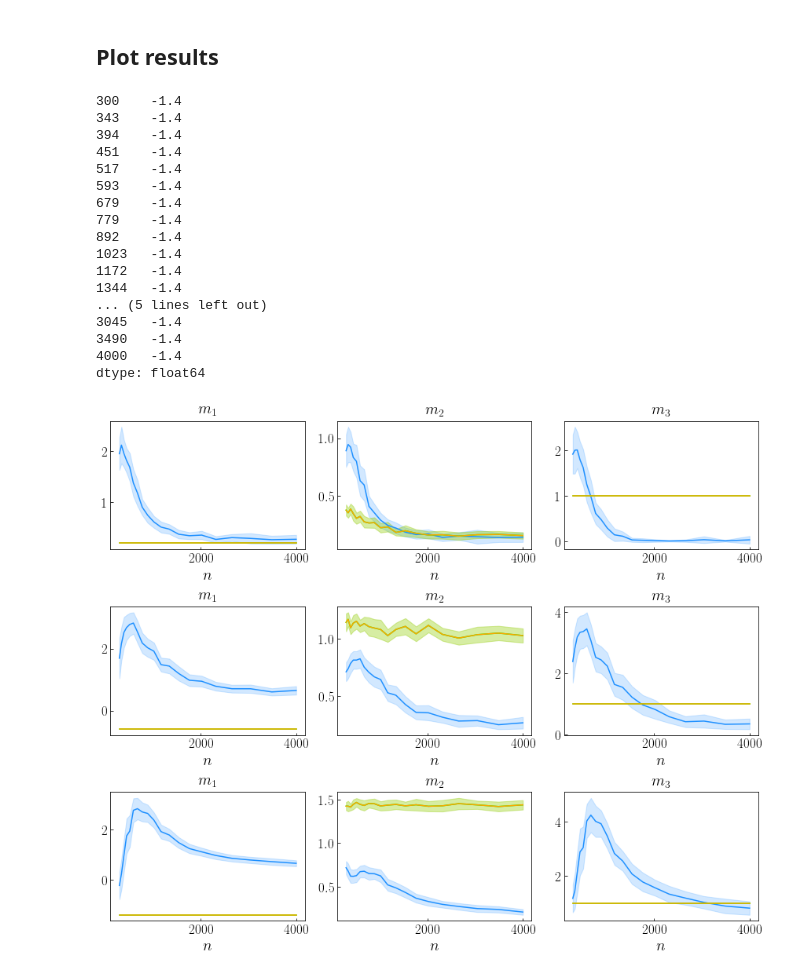
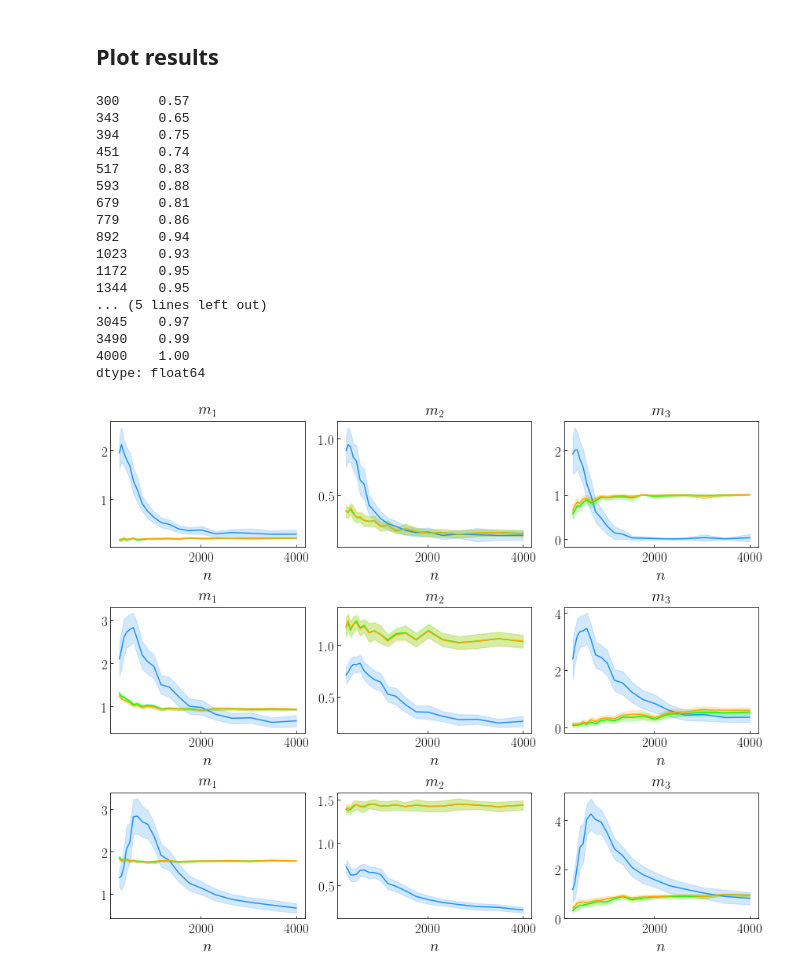
Before and after one commit to SimonBussy/binacox, a Jupyter notebook: simulations/results.ipynb, the cells around one changed output. Drawn from its saved outputs; the diff is of its cells as text; code cells hidden in the pictures.

```diff
--- a/simulations/results.ipynb
+++ b/simulations/results.ipynb
@@ -30,7 +30,13 @@ for n_cut_points in [1, 2, 3]:
             results = pd.DataFrame(columns=columns)
             start = True
         metric_data = [pd.DataFrame(), pd.DataFrame(), pd.DataFrame()]
+
+
+
         for n in n_samples_grid:
+
+
+
             rslt_n = rslt[rslt.n_samples == n]
             metric_n = {"1":[], "2":[], "3":[]}
             for simu_idx in rslt_n.index:
@@ -48,7 +54,17 @@ for n_cut_points in [1, 2, 3]:
                                 idx_nan += [i]
                     if method == "auto_cutoff_laus_schu":
                         idx_nan = np.where(np.array(p_values_corr) > alpha)[0]
-                    np.array(cut_points_estimates)[idx_nan] = np.nan
+
+                    #if method == "auto_cutoff_bonferroni" and n_cut_points == 1:
+                    #    print(idx_nan)
+                    #    print(cut_points_estimates)
+
+                    cut_points_estimates = np.array(cut_points_estimates)
+                    cut_points_estimates[idx_nan] = np.nan
+
+                    #if method == "auto_cutoff_bonferroni" and n_cut_points == 1:
+                    #    print(cut_points_estimates)
+
                     cut_points_estimates_ac = {}
                     for j in range(len(cut_points_estimates)):
                         est_j = [None, None]
@@ -58,6 +74,9 @@ for n_cut_points in [1, 2, 3]:
                     cut_points_estimates = cut_points_estimates_ac
                 hat_K_star, K_star = np.array([]), np.array([])
                 for j in range(len(cut_points_estimates)):
+
+
+
                     hat_K_star = np.append(hat_K_star, len(cut_points_estimates[str(j)]) - 2)
                     K_star_j = 0 if j in S else len(cut_points[str(j)]) - 2
                     K_star = np.append(K_star, K_star_j)
@@ -65,8 +84,16 @@ for n_cut_points in [1, 2, 3]:
                 metric_n["2"] += [get_m_2(cut_points_estimates, cut_points, S)]
                 metric_n["3"] += [get_m_1(hat_K_star[S], K_star[S], len(S))]
 
-                #if method == "auto_cutoff_bonferroni" and n_cut_points == 1:
-                #    print(get_m_1(hat_K_star[S], K_star[S], len(S)))
+                if method == "auto_cutoff_bonferroni" and n_cut_points == 1 and False:
+                    print("idx_nan: %s" % idx_nan)
+                    print("cut_points_estimates: %s" % cut_points_estimates)
+                    print("hat_K_star: %s" % hat_K_star)
+                    print("S: %s" % S)
+                    print("hat_K_star[S]: %s" % hat_K_star[S])
+                    print("K_star: %s" % K_star)
+                    print("K_star[S]: %s" % K_star[S])
+                    print("get_m_1(hat_K_star[S], K_star[S], len(S)): %s" % get_m_1(hat_K_star[S], K_star[S], len(S)))
+                    print("\n")
 
             for i in range(3):
                 metric_data[i][n] = metric_n[str(i + 1)]
@@ -92,56 +107,57 @@ test.p_values_min
 # %%
 fig = pl.figure(figsize=(12, 10))
 method_color = ["dodgerblue", "lime", "orange"]
+
 for idx_method, method in enumerate(methods):
     k = 1
     for n_cut_points in [1, 2, 3]:
         for metric in metrics:
             ax = fig.add_subplot(3, 3, k)
             k += 1
             data = results[(results.method == method) &
                            (results.n_cut_points == n_cut_points) &
                            (results.metric == metric)]
             data.drop(["method", "n_cut_points", "metric"], axis=1, inplace=True)
             mean = data.mean()
 
-            if method == "auto_cutoff_bonferroni" and n_cut_points == 3 and metric == "m_1":
+            if method == "auto_cutoff_bonferroni" and n_cut_points == 1 and metric == "m_3":
                 print(mean)
 
             eps = data.std() / np.sqrt(len(n_samples_grid)) * 1.96
             pl.plot(n_samples_grid, mean, color=method_color[idx_method], label='')
             pl.fill_between(n_samples_grid, mean - eps, mean + eps,
                             color=method_color[idx_method], alpha=0.2)
             ax.tick_params(axis='both', which='major', direction='in', labelsize=17)
             ax.set_xlabel('$n$', fontsize=20)
             pl.title("$%s$" % metric, fontsize=20)
 pl.tight_layout()
-if True:
+if False:
     directory = "./figures/p_%s" % n_features
     try:
         os.stat(directory)
     except:
         os.mkdir(directory)
     pl.savefig(directory + '/result_montecarlo.pdf', bbox_inches='tight')
 pl.show()
 # %% [output]
-300    -1.4
-343    -1.4
-394    -1.4
-451    -1.4
-517    -1.4
-593    -1.4
-679    -1.4
-779    -1.4
-892    -1.4
-1023   -1.4
-1172   -1.4
-1344   -1.4
+300     0.57
+343     0.65
+394     0.75
+451     0.74
+517     0.83
+593     0.88
+679     0.81
+779     0.86
+892     0.94
+1023    0.93
+1172    0.95
+1344    0.95
 ... (5 lines left out)
-3045   -1.4
-3490   -1.4
-4000   -1.4
+3045    0.97
+3490    0.99
+4000    1.00
 dtype: float64
-[figure, old version]
+[figure, new version]
 # %%
 on vire m1 et à la place de m3 on fait du 0/1 courbe d'AUC, que sur K^\star = 1?
 et commencer à n=500 pr pas avoir le souci du début
```
Also changed, not shown: parts of 4 cells of this notebook, 23 other files.
